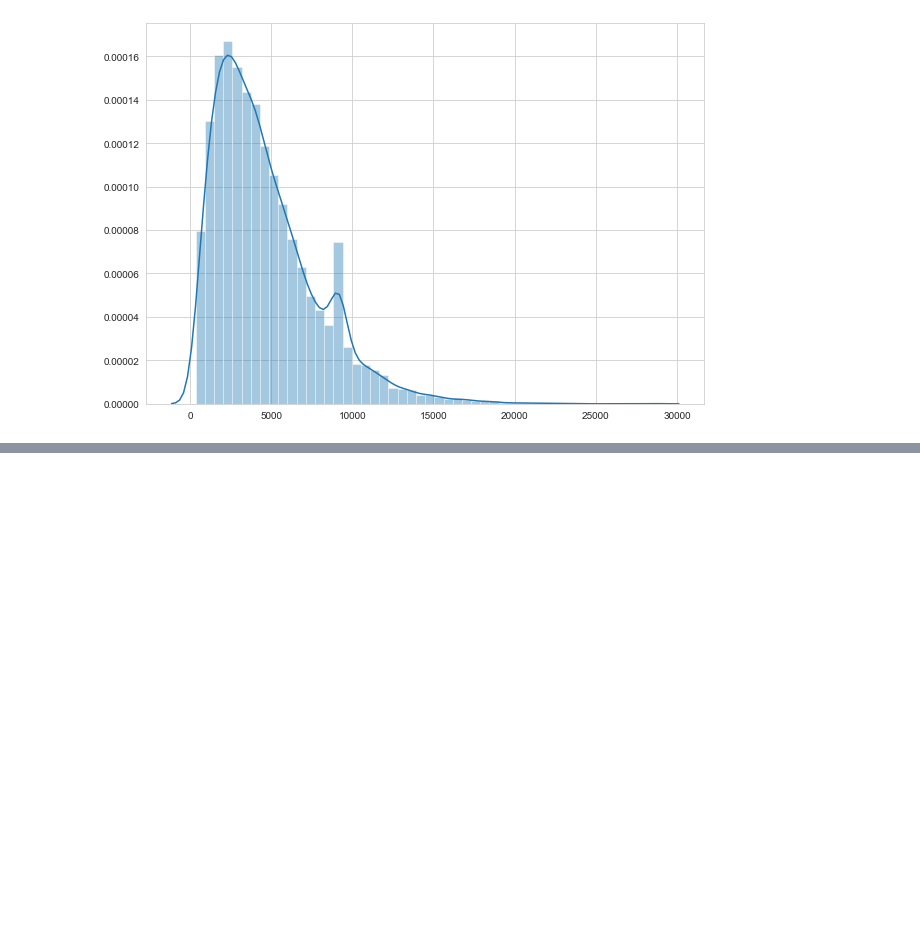
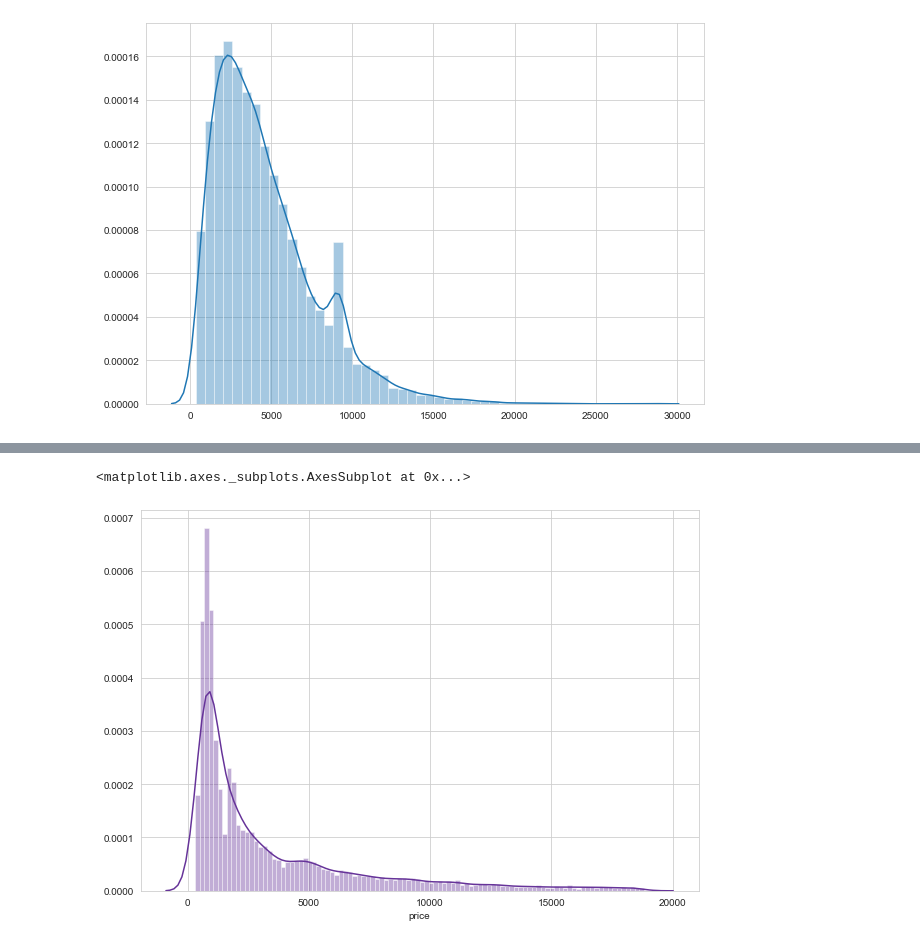
Before and after one commit to JuliaMal/ProgDA_Project2, a Jupyter notebook: Project2.ipynb, the cells around one changed output, grey strips where cells are left out. Drawn from its saved outputs; the diff is of its cells as text; code cells hidden in the pictures; blank space fills up the shorter version.

Commit message:
Price analysis

```diff
--- a/Project2.ipynb
+++ b/Project2.ipynb
@@ -459,3 +459,7 @@ sns.distplot(gamma)
 # %% [output]
 <matplotlib.axes._subplots.AxesSubplot at 0x...>
 [figure]
+# %%
+# Importing the tips dataset from the local file
+df = pd.read_csv("diamonds_full.csv")
+df.head()
@@ -461,0 +473,2 @@ sns.distplot(gamma)
+# %%
+df1 = df.loc[df.loc[:, 'cut'] == 'Ideal']
@@ -461,0 +484,8 @@ sns.distplot(gamma)
+# %%
+sns.set_style("whitegrid")
+fig = plt.figure(figsize=(10,7))
+fig.add_subplot(1,1,1)
+sns.distplot(df1['price'], color="rebeccapurple", bins = 100)
+# %% [output]
+<matplotlib.axes._subplots.AxesSubplot at 0x...>
+[figure, added]
```
Also changed, not shown: parts of 5 cells of this notebook.
